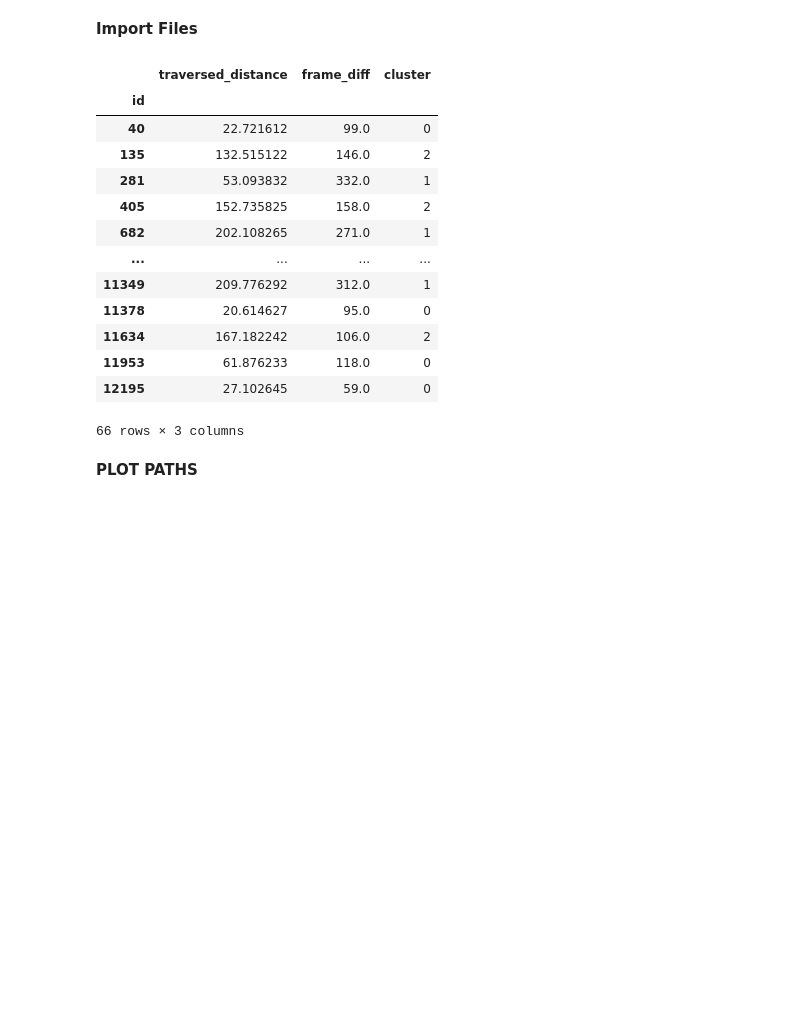
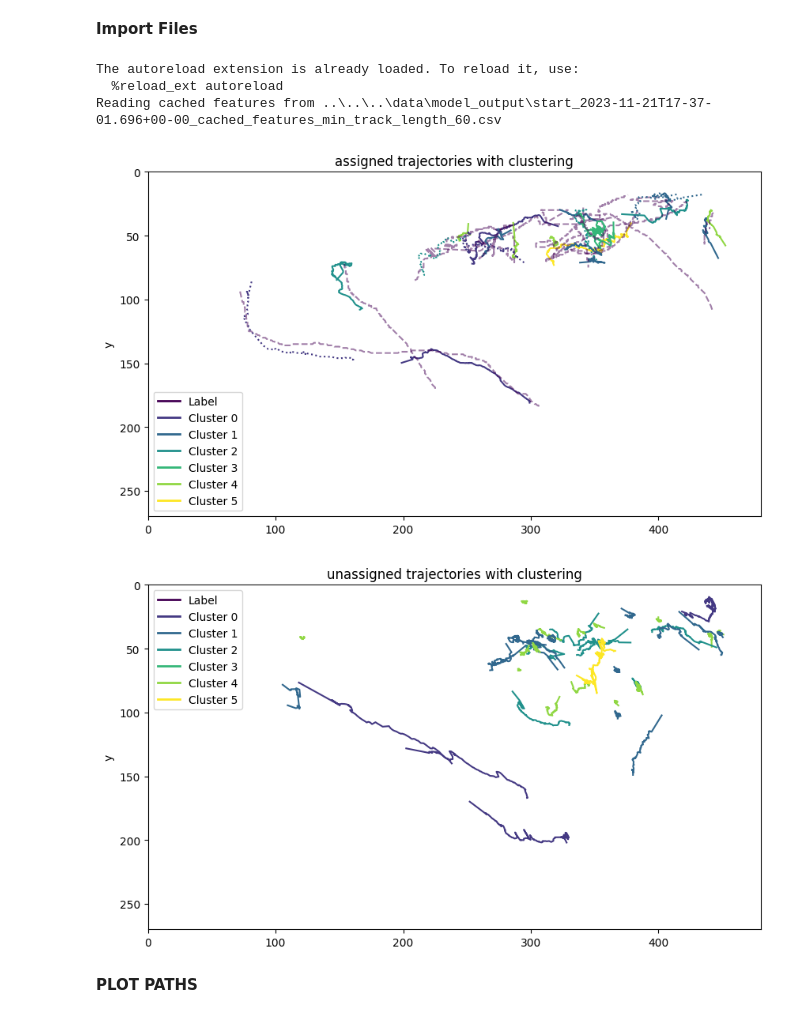
Before and after one commit to axpogroup/AXH-SonarFish, a Jupyter notebook: analysis/1_productionalization/classification_prototyping/more_classification_prototyping.ipynb, the cells around one changed output. Drawn from its saved outputs; the diff is of its cells as text; code cells hidden in the pictures; blank space fills up the shorter version.

```diff
--- a/analysis/1_productionalization/classification_prototyping/more_classification_prototyping.ipynb
+++ b/analysis/1_productionalization/classification_prototyping/more_classification_prototyping.ipynb
@@ -43,41 +24,18 @@ feature_df = model_detections.groupby('id').apply(calculate_metrics)
-# %%
-from sklearn.cluster import KMeans
-
-def cluster_features(feature_df, features, clustering_method, n_clusters):
-    # Select the specified features from the feature_df
-    selected_features = feature_df[features]
-
-    # Perform clustering using the specified method and number of clusters
-    clustering = clustering_method(n_clusters=n_clusters)
-    labels = clustering.fit_predict(selected_features)
-
-    # Add the cluster labels to the feature_df
-    feature_df['cluster'] = labels
-
-    return feature_df
-
-features = ['traversed_distance', 'frame_diff']
-clustering_method = KMeans
-n_clusters = 3
-
-clustered_features = cluster_features(feature_df, features, clustering_method, n_clusters)
-model_detections = pd.merge(model_detections, clustered_features.reset_index()[['id', 'cluster']], on='id')
-
-clustered_features
-# %% [output]
-|  | traversed_distance | frame_diff | cluster |
-| id |  |  |  |
-| 40 | 22.721612 | 99.0 | 0 |
-| 135 | 132.515122 | 146.0 | 2 |
-| 281 | 53.093832 | 332.0 | 1 |
-| 405 | 152.735825 | 158.0 | 2 |
-| 682 | 202.108265 | 271.0 | 1 |
-| ... | ... | ... | ... |
-| 11349 | 209.776292 | 312.0 | 1 |
-| 11378 | 20.614627 | 95.0 | 0 |
-| 11634 | 167.182242 | 106.0 | 2 |
-| 11953 | 61.876233 | 118.0 | 0 |
-| 12195 | 27.102645 | 59.0 | 0 |
-66 rows × 3 columns
+# %%
+%load_ext autoreload
+%autoreload 2
+from sklearn.cluster import KMeans
+
+from analysis.features import FeatureGenerator
+
+gen = FeatureGenerator(mmt_csv_paths=[model_output_csv_path], gt_csv_paths=[ground_truth_csv], min_track_length=60)
+gen.do_clustering(features=['traversed_distance', 'frame_diff'], clustering_method=KMeans, n_clusters=3)
+gen.plot_track_pairings()
+# %% [output]
+The autoreload extension is already loaded. To reload it, use:
+  %reload_ext autoreload
+Reading cached features from ..\..\..\data\model_output\start_2023-11-21T17-37-01.696+00-00_cached_features_min_track_length_60.csv
+[figure, added]
+[figure, added]
 # %% [markdown]
 **PLOT PATHS**
```
Also changed, not shown: parts of 9 cells of this notebook, 1 other file.
